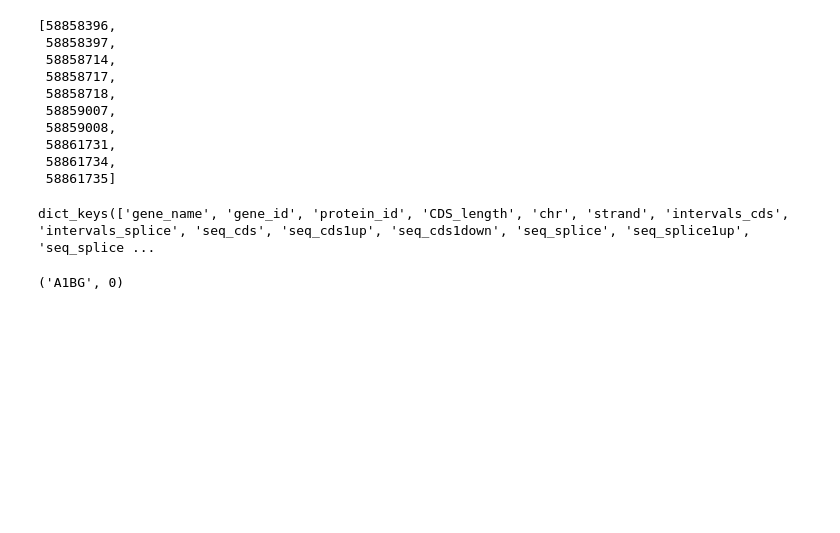
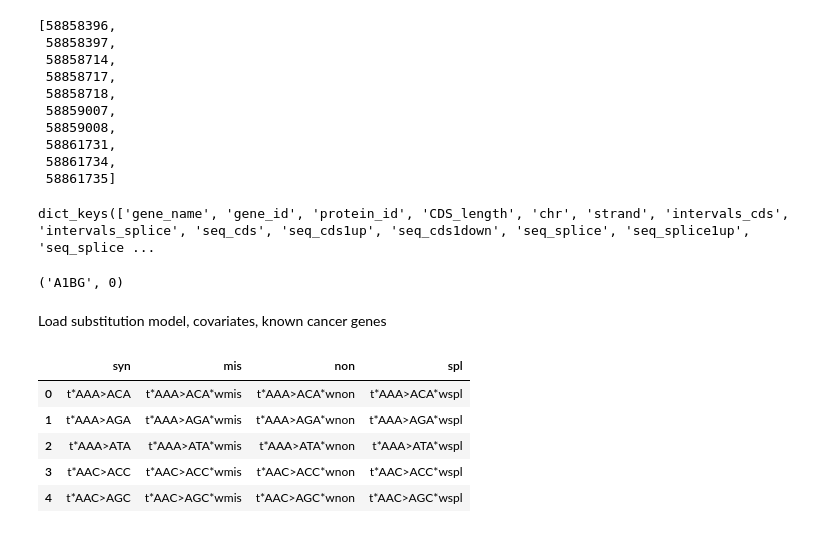
Before and after one commit to ArchKudo/driver, a Jupyter notebook: src/dnds.ipynb, the cells around one changed output. Drawn from its saved outputs; the diff is of its cells as text; code cells hidden in the pictures; blank space fills up the shorter version.

```diff
--- a/src/dnds.ipynb
+++ b/src/dnds.ipynb
@@ -167,3 +167,12 @@ gidx = {g: i for i, g in enumerate(genes)}
 genes[0], gidx[genes[0]]
 # %% [output]
 ('A1BG', 0)
+# %% [markdown]
+Load substitution model, covariates, known cancer genes
+# %%
+# Order needs to be consistent with the order of genes in RefCDS
+subs = pd.read_sql("""
+    SELECT syn, mis, non, spl
+    FROM substmodel
+    ORDER BY idx
+    """, conn)
@@ -169,0 +184,9 @@ genes[0], gidx[genes[0]]
+# %%
+subs.head()
+# %% [output]
+|  | syn | mis | non | spl |
+| 0 | t*AAA>ACA | t*AAA>ACA*wmis | t*AAA>ACA*wnon | t*AAA>ACA*wspl |
+| 1 | t*AAA>AGA | t*AAA>AGA*wmis | t*AAA>AGA*wnon | t*AAA>AGA*wspl |
+| 2 | t*AAA>ATA | t*AAA>ATA*wmis | t*AAA>ATA*wnon | t*AAA>ATA*wspl |
+| 3 | t*AAC>ACC | t*AAC>ACC*wmis | t*AAC>ACC*wnon | t*AAC>ACC*wspl |
+| 4 | t*AAC>AGC | t*AAC>AGC*wmis | t*AAC>AGC*wnon | t*AAC>AGC*wspl |
```
Also changed, not shown: parts of 45 cells of this notebook.
